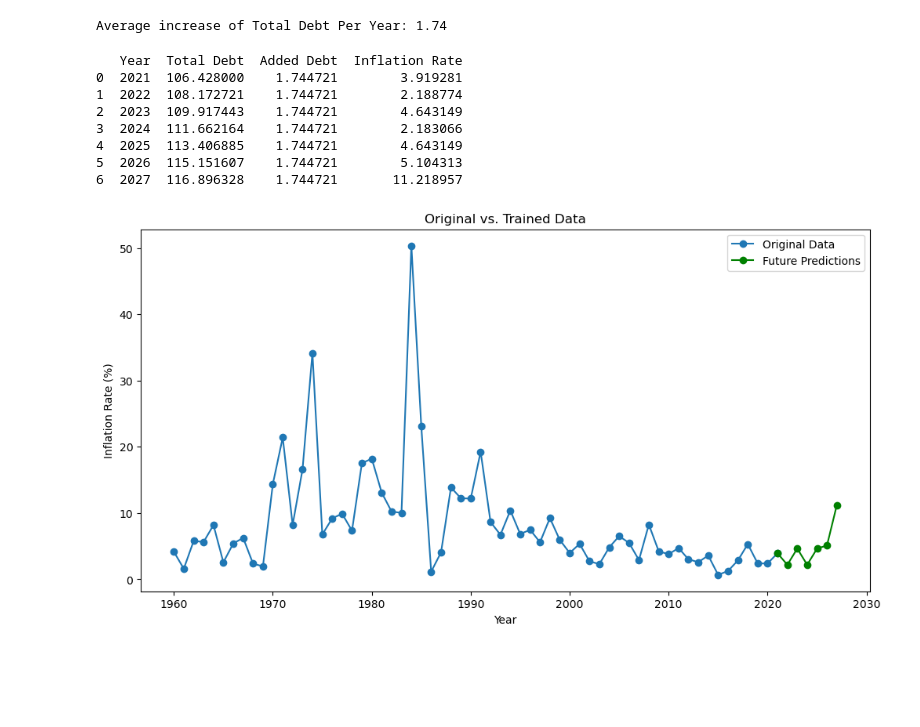
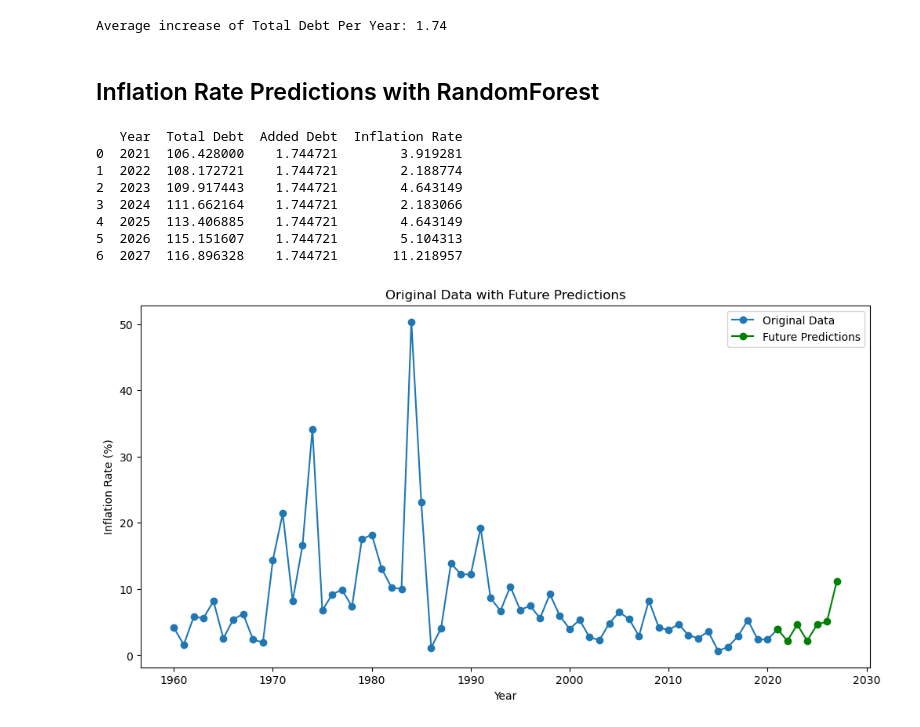
Before and after one commit to Giyanellow/Time-Series-Analysis-on-Philippine-Debt-and-Inflation, a Jupyter notebook: CAPSTONE PROJECT.ipynb, the cells around one changed output. Drawn from its saved outputs; the diff is of its cells as text; code cells hidden in the pictures; blank space fills up the shorter version.

```diff
--- a/CAPSTONE PROJECT.ipynb
+++ b/CAPSTONE PROJECT.ipynb
@@ -511,6 +511,8 @@ avg_increase = df_inflation['Total Debt'].diff().mean()
 print(f'Average increase of Total Debt Per Year: {avg_increase:.2f}')
 # %% [output]
 Average increase of Total Debt Per Year: 1.74
+# %% [markdown]
+## Inflation Rate Predictions with RandomForest
 # %%
 # Create future years
 future_years = np.arange(2021, 2028)
@@ -548,23 +550,23 @@ print(df_future)
 # %%
 # Plot the original data
 plt.figure(figsize=(12, 6))  # Increase the figure size
 plt.plot(df_inflation['Year'], df_inflation['Inflation Rate'], label='Original Data', marker='o')
 
 # Plot the future predictions
 plt.plot(df_future['Year'], df_future['Inflation Rate'], label='Future Predictions', marker='o', color='green')
 
 # Set labels and title
 plt.xlabel('Year')
 plt.ylabel('Inflation Rate (%)')
-plt.title('Original vs. Trained Data')
+plt.title('Original Data with Future Predictions')
 
 # Add a legend
 plt.legend()
 
 # Show the plot
 plt.show()
 # %% [output]
-[figure, old version]
+[figure, new version]
 # %%
 # Filter the original data for years 2018-2020
 original_data_subset = df_inflation[(df_inflation['Year'] >= 2015) & (df_inflation['Year'] <= 2020)]
```
Also changed, not shown: parts of 1 cell of this notebook, 1 other file.
